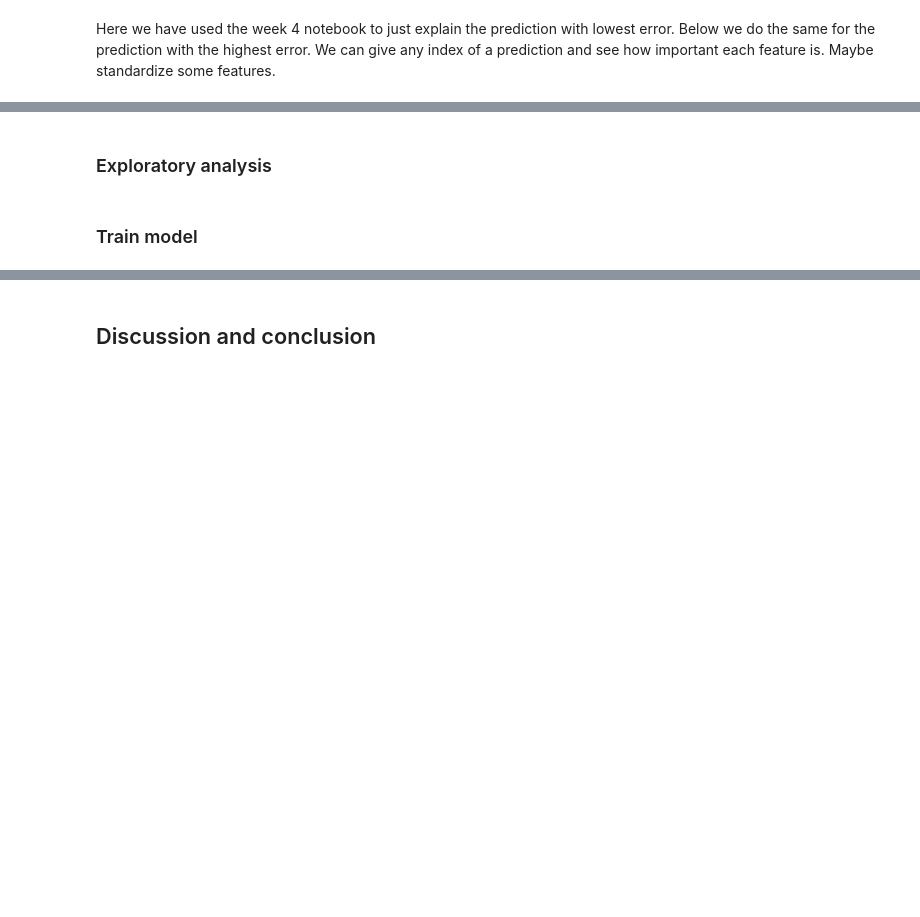
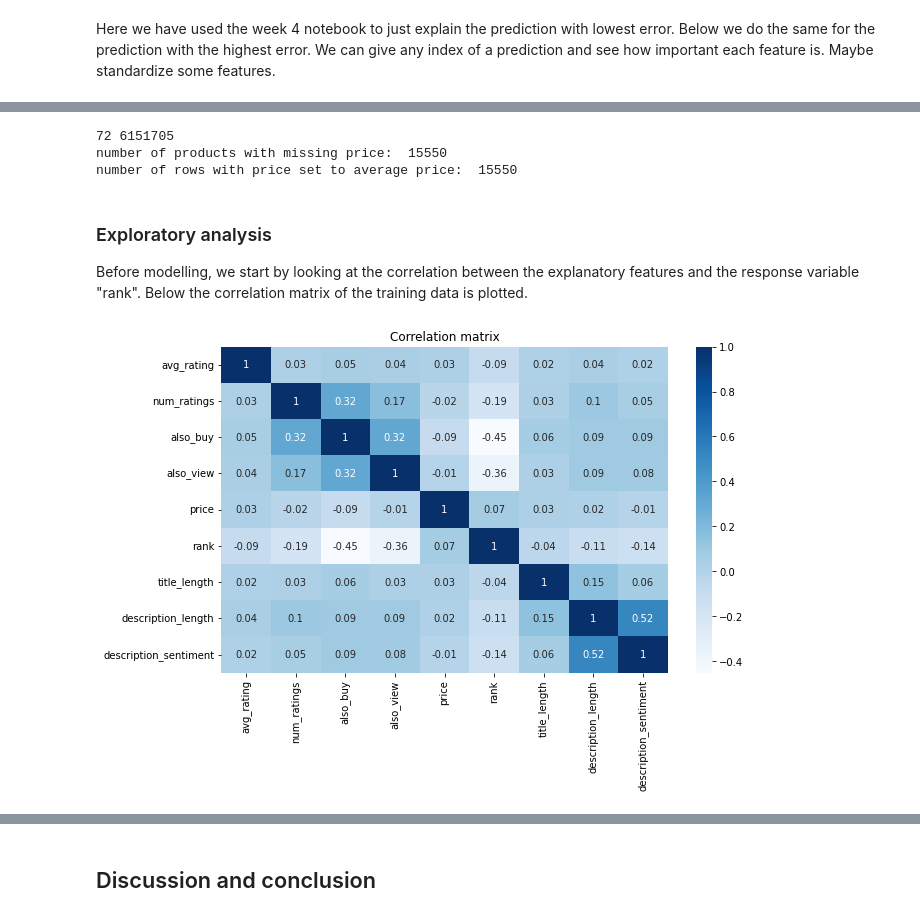
Before and after one commit to FKjaeren/Advanced_BA_project, a Jupyter notebook: Technical_report.ipynb, the cells around one changed output, grey strips where cells are left out. Cells and saved outputs as stored; diff of their text form; code cells hidden in the pictures; blank space fills up the shorter version.

Commit message:
Tuned sales rank model and more text to sales analysis

```diff
--- a/Technical_report.ipynb
+++ b/Technical_report.ipynb
@@ -917,6 +931,7 @@ def preprocess_data(metadata_df):
     # remove samples where rank = 0 (not assigned)
     df_train = df_train[df_train['rank']>0]
     df_test = df_test[df_test['rank']>0]
+    print(df_train['rank'].min(),df_train['rank'].max())
 
     # get title length
     df_train['title_length'] = df_train['title'].apply(get_length)
@@ -979,16 +994,25 @@ df_train, df_test = preprocess_data(metadata_df)
 
 df_train.to_csv('data/' + category + '/df_train_sales.csv',index=False)
 df_test.to_csv('data/' + category + '/df_test_sales.csv',index=False)
+# %% [output]
+72 6151705
+number of products with missing price:  15550
+number of rows with price set to average price:  15550
-# %% [markdown]
-### Exploratory analysis
+# %% [markdown]
+### Exploratory analysis
+
+Before modelling, we start by looking at the correlation between the explanatory features and the response variable "rank". Below the correlation matrix of the training data is plotted.
 # %%
 # load data
 category = 'Candy & Chocolate' # define category
 df_train = pd.read_csv('data/'+category+'/df_train_sales.csv')
 
 # get numeric features
 num_features = ['avg_rating','num_ratings','also_buy','also_view','price','rank','title_length','description_length','description_sentiment']
 
 # plot correlation matrix
+plt.figure(figsize=(10,6))
 sns.heatmap(df_train[num_features].corr().round(2), cmap='Blues', annot=True).set_title('Correlation matrix')
 plt.show()
+# %% [output]
+[figure, added]
@@ -998,2 +1018,0 @@ df_train.describe()
-# %% [markdown]
-### Train model
```
Also changed, not shown: parts of 23 cells of this notebook, 1 other file.
